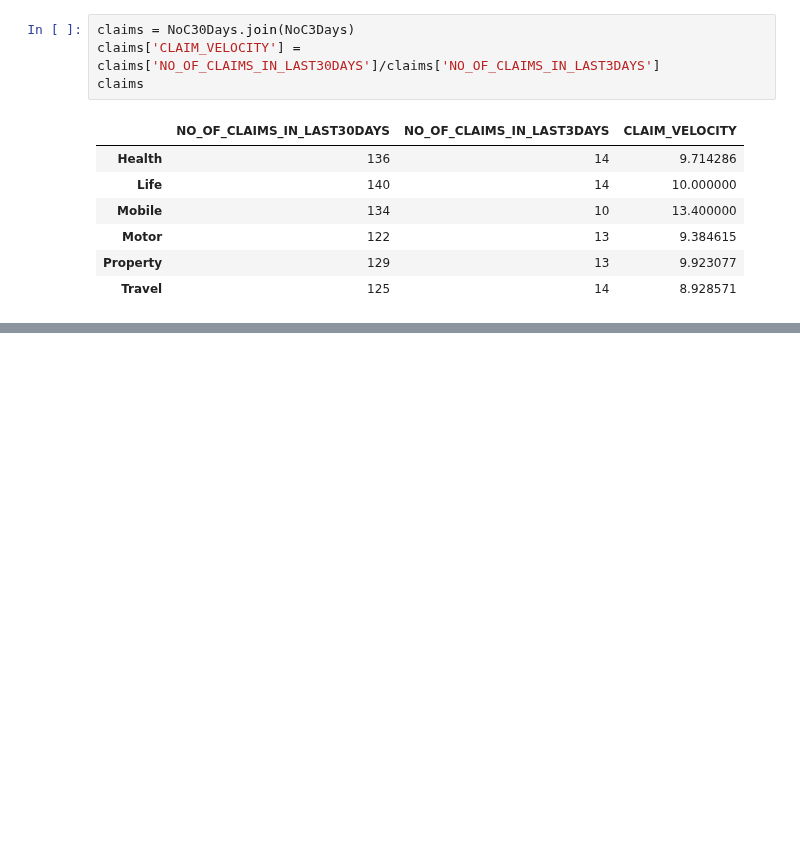
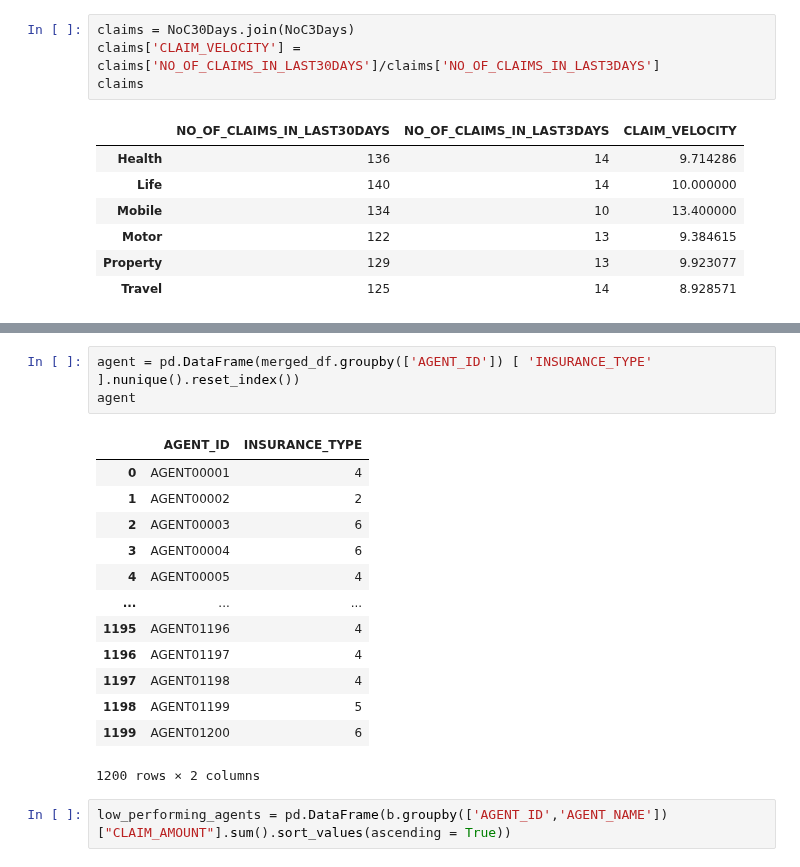
Before and after one commit to Shrez7961/Practice, a Jupyter notebook: Go_Digital_Python_Assesment.ipynb, the cells around one changed output, grey strips where cells are left out. Saved outputs shown, nothing was run; the diff lists cells and outputs as text; blank space fills up the shorter version.

```diff
--- a/Go_Digital_Python_Assesment.ipynb
+++ b/Go_Digital_Python_Assesment.ipynb
@@ -386,0 +392,19 @@ claims
+# %%
+agent = pd.DataFrame(merged_df.groupby(['AGENT_ID']) [ 'INSURANCE_TYPE' ].nunique().reset_index())
+agent
+# %% [output]
+|  | AGENT_ID | INSURANCE_TYPE |
+| 0 | AGENT00001 | 4 |
+| 1 | AGENT00002 | 2 |
+| 2 | AGENT00003 | 6 |
+| 3 | AGENT00004 | 6 |
+| 4 | AGENT00005 | 4 |
+| ... | ... | ... |
+| 1195 | AGENT01196 | 4 |
+| 1196 | AGENT01197 | 4 |
+| 1197 | AGENT01198 | 4 |
+| 1198 | AGENT01199 | 5 |
+| 1199 | AGENT01200 | 6 |
+1200 rows × 2 columns
+# %%
+low_performing_agents = pd.DataFrame(b.groupby(['AGENT_ID','AGENT_NAME'])["CLAIM_AMOUNT"].sum().sort_values(ascending = True))
```
Also changed, not shown: parts of 8 cells of this notebook.
